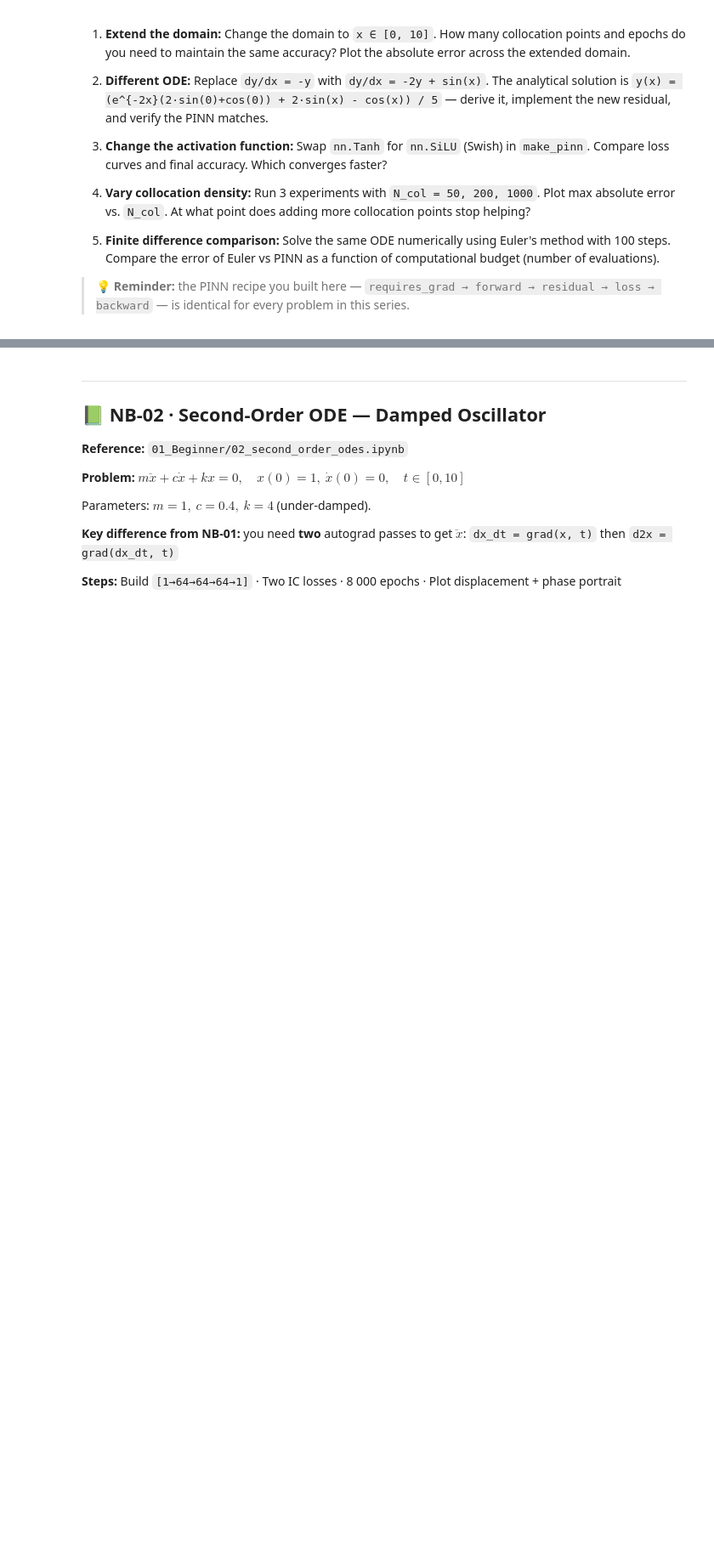
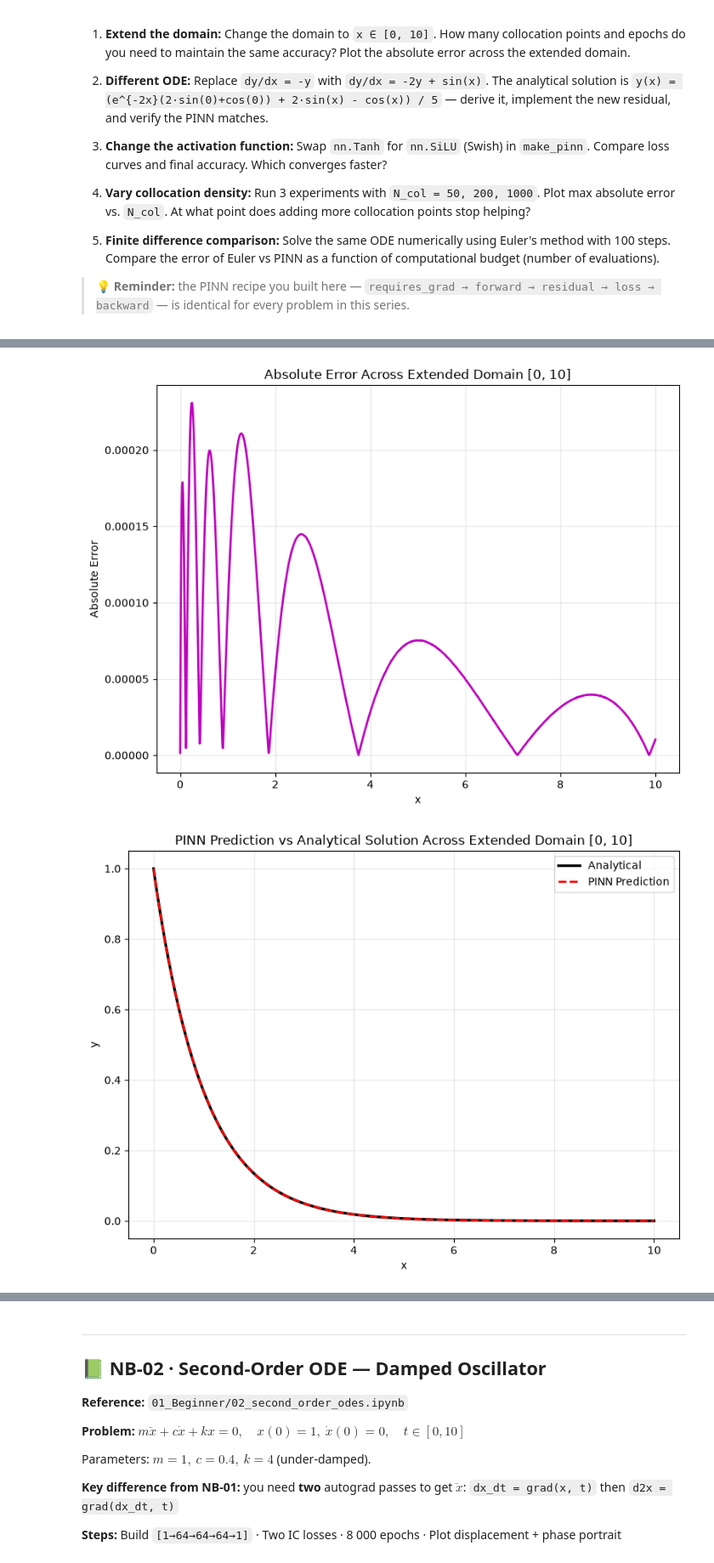
Before and after one commit to alishahmohammadi26/physics-ai-pinns, a Jupyter notebook: 01_Intro_to_PINNs/notebooks/05_Try_PINN/00_practice_all_12_notebooks.ipynb, the cells around one changed output, grey strips where cells are left out. Shown at 85% size. Saved outputs shown, nothing was run; the diff lists cells and outputs as text; code cells hidden in the pictures; blank space fills up the shorter version.

```diff
--- a/01_Intro_to_PINNs/notebooks/05_Try_PINN/00_practice_all_12_notebooks.ipynb
+++ b/01_Intro_to_PINNs/notebooks/05_Try_PINN/00_practice_all_12_notebooks.ipynb
@@ -107,19 +130,21 @@ def train(model, optimizer, loss_fn, n_epochs, print_every=500):
     history = []
     for epoch in range(n_epochs):
         # Zero gradients
-        # YOUR CODE HERE
+        optimizer.zero_grad()
 
         # Call loss_fn(), unpack result
-        # YOUR CODE HERE
+        total_loss, *component_losses = loss_fn()
 
         # Backward pass and optimizer step
-        # YOUR CODE HERE
+        total_loss.backward()
+        optimizer.step()
 
         # Append total loss to history
-        # YOUR CODE HERE
+        history.append(total_loss.item())
 
         # Print if epoch % print_every == 0
-        # YOUR CODE HERE
+        if epoch%print_every == 0:
+            print(f"Epoch {epoch}: Total Loss = {total_loss.item():.6f}")
 
     return history
 
@@ -272,3 +393,60 @@ def loss_fn_01b():
 5. **Finite difference comparison:** Solve the same ODE numerically using Euler's method with 100 steps. Compare the error of Euler vs PINN as a function of computational budget (number of evaluations).
 
 > 💡 **Reminder:** the PINN recipe you built here — `requires_grad → forward → residual → loss → backward` — is identical for every problem in this series.
+# %%
+# Extend the domain: Change the domain to x ∈ [0, 10].
+# How many collocation points and epochs do you need
+# to maintain the same accuracy?
+# Plot the absolute error across the extended domain.
+
+model_01_ext = make_pinn([1, 32, 32, 32, 1])
+opt_01_ext = torch.optim.Adam(model_01_ext.parameters(), lr=1e-3)
+
+N_coollocation_ext = 2000
+x_col_ext = torch.linspace(0, 10, N_coollocation_ext, device=device).view(-1,1)
+x_col_ext.requires_grad_(True)
+
+# BC is unchanged: y(0) = 1
+x_bc_ext = torch.tensor([[0.0]], device=device)
+y_bc_ext = torch.tensor([[1.0]], device=device)
+
+def loss_fn_01_ext():
+    residual = ode_residual_01(model_01_ext, x_col_ext)
+    loss_physics = torch.mean(residual**2)
+    loss_bc = torch.mean((model_01_ext(x_bc_ext)-y_bc_ext)**2)
+    return loss_physics + loss_bc, loss_physics, loss_bc
+
+hist_01_ext = train(model_01_ext, opt_01_ext, loss_fn_01_ext, n_epochs=10000)
+
+model_01_ext.eval()
+x_test_ext = torch.linspace(0, 10, 1000, device=device).view(-1,1)
+with torch.no_grad():
+    y_pred_ext = model_01_ext(x_test_ext)
+
+x_np_ext = x_test_ext.cpu().numpy()
+y_true_ext = np.exp(-x_np_ext)
+y_pred_ext = y_pred_ext.cpu().numpy()
+
+# Plot absolute error across the extended domain
+abs_error_ext = np.abs(y_pred_ext - y_true_ext)
+plt.figure(figsize=(8,6))
+plt.plot(x_np_ext, abs_error_ext, 'm-', lw=2)
+plt.xlabel('x')
+plt.ylabel('Absolute Error')
+plt.title('Absolute Error Across Extended Domain [0, 10]')
+plt.grid(alpha=0.3)
+plt.tight_layout()
+plt.show()
+
+# Plot the the pred vs true values across the extended domain
+plt.figure(figsize=(8,6))
+plt.plot(x_np_ext, y_true_ext, 'k-', lw=2.5, label='Analytical')
+plt.plot(x_np_ext, y_pred_ext, 'r--', lw=2, label='PINN Prediction')
+plt.xlabel('x')
+plt.ylabel('y')
+plt.title('PINN Prediction vs Analytical Solution Across Extended Domain [0, 10]')
+plt.legend()
+plt.grid(alpha=0.3)
+plt.tight_layout()
+plt.show()
+# %% [output]
@@ -274,0 +473,2 @@ def loss_fn_01b():
+[figure, added]
+[figure, added]
```
Also changed, not shown: parts of 15 cells of this notebook, 31 other files.
